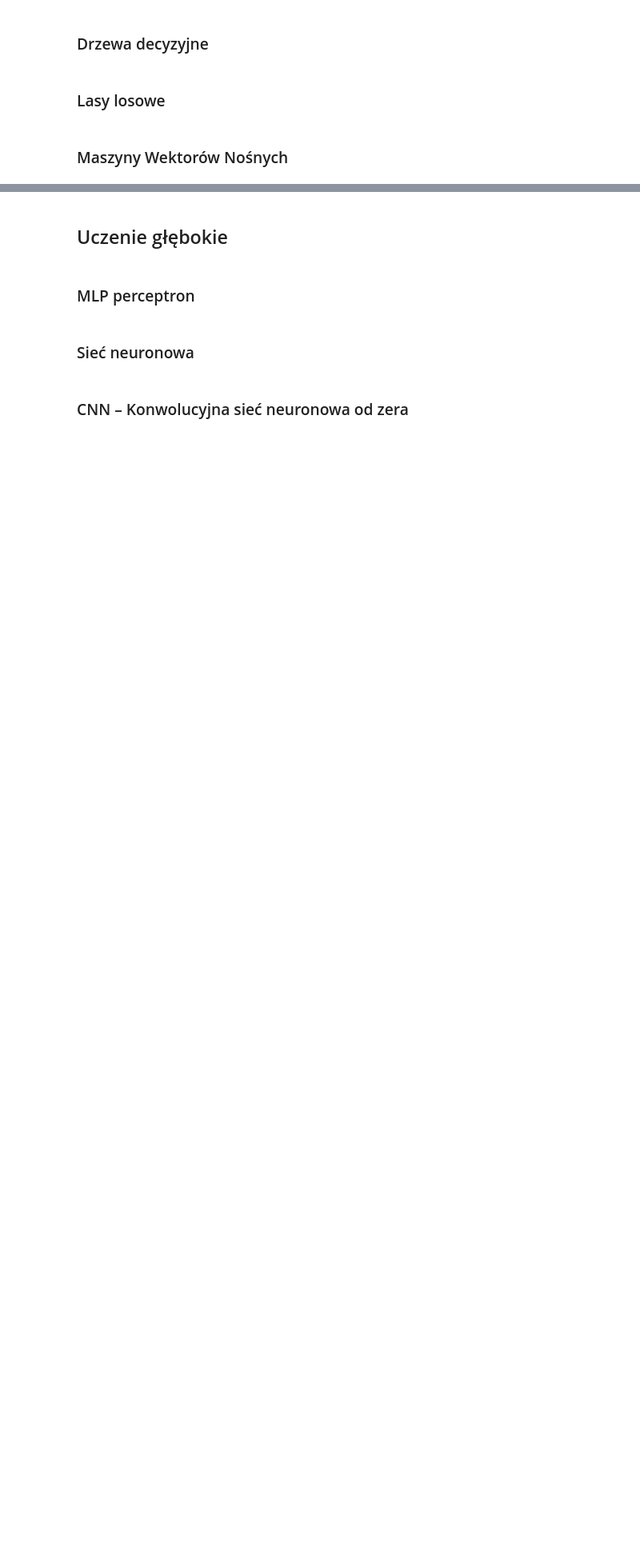
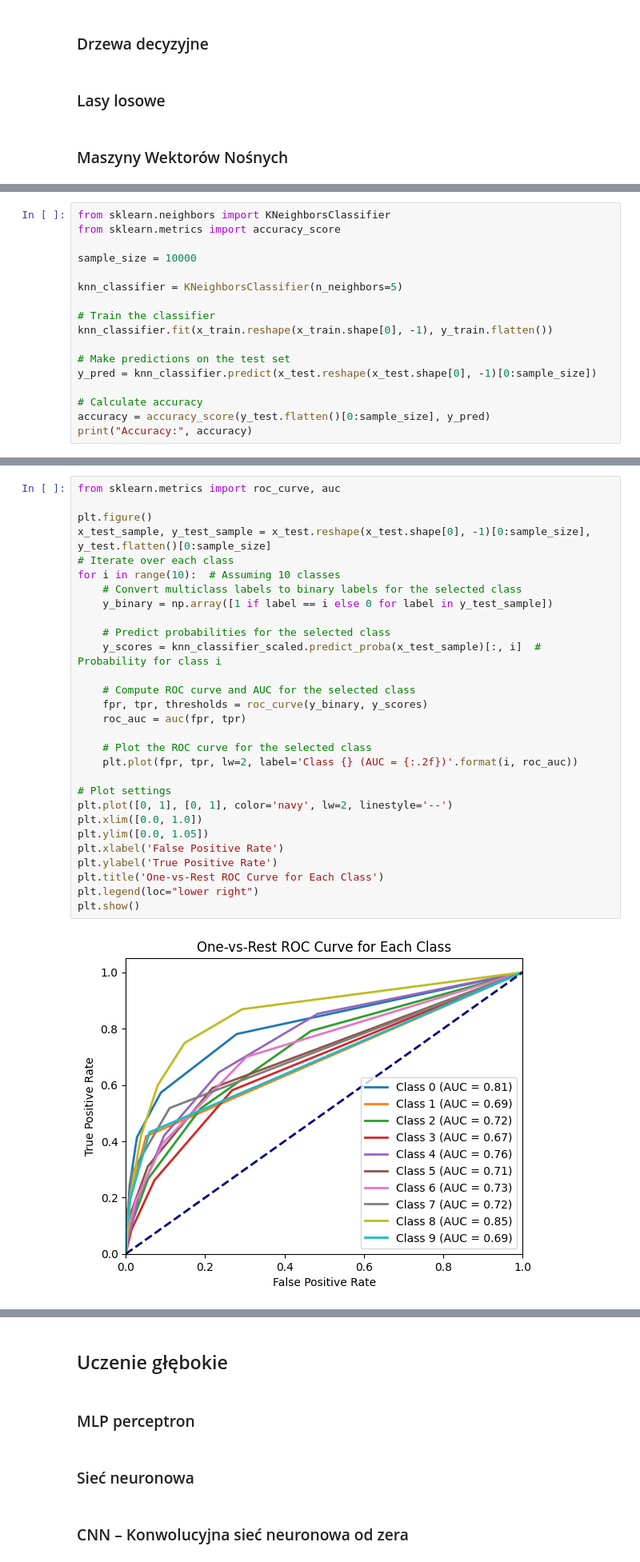
Before and after one commit to ge0rgii/ProjektZespolowy2, a Jupyter notebook: PZ.ipynb, the cells around one changed output, grey strips where cells are left out. Shown at 80% size. Saved outputs shown, nothing was run; the diff lists cells and outputs as text; blank space fills up the shorter version.

```diff
--- a/PZ.ipynb
+++ b/PZ.ipynb
@@ -290,0 +337,17 @@ Jak się okazało, najlepsze parametry to: batch_size=512, epochs=20, lr=0.001,
+# %%
+from sklearn.neighbors import KNeighborsClassifier
+from sklearn.metrics import accuracy_score
+
+sample_size = 10000
+
+knn_classifier = KNeighborsClassifier(n_neighbors=5)
+
+# Train the classifier
+knn_classifier.fit(x_train.reshape(x_train.shape[0], -1), y_train.flatten())
+
+# Make predictions on the test set
+y_pred = knn_classifier.predict(x_test.reshape(x_test.shape[0], -1)[0:sample_size])
+
+# Calculate accuracy
+accuracy = accuracy_score(y_test.flatten()[0:sample_size], y_pred)
+print("Accuracy:", accuracy)
@@ -290,0 +386,31 @@ Jak się okazało, najlepsze parametry to: batch_size=512, epochs=20, lr=0.001,
+# %%
+from sklearn.metrics import roc_curve, auc
+
+plt.figure()
+x_test_sample, y_test_sample = x_test.reshape(x_test.shape[0], -1)[0:sample_size], y_test.flatten()[0:sample_size]
+# Iterate over each class
+for i in range(10):  # Assuming 10 classes
+    # Convert multiclass labels to binary labels for the selected class
+    y_binary = np.array([1 if label == i else 0 for label in y_test_sample])
+
+    # Predict probabilities for the selected class
+    y_scores = knn_classifier_scaled.predict_proba(x_test_sample)[:, i]  # Probability for class i
+
+    # Compute ROC curve and AUC for the selected class
+    fpr, tpr, thresholds = roc_curve(y_binary, y_scores)
+    roc_auc = auc(fpr, tpr)
+
+    # Plot the ROC curve for the selected class
+    plt.plot(fpr, tpr, lw=2, label='Class {} (AUC = {:.2f})'.format(i, roc_auc))
+
+# Plot settings
+plt.plot([0, 1], [0, 1], color='navy', lw=2, linestyle='--')
+plt.xlim([0.0, 1.0])
+plt.ylim([0.0, 1.05])
+plt.xlabel('False Positive Rate')
+plt.ylabel('True Positive Rate')
+plt.title('One-vs-Rest ROC Curve for Each Class')
+plt.legend(loc="lower right")
+plt.show()
+# %% [output]
+[figure, added]
```
Also changed, not shown: parts of 17 cells of this notebook, 1 other file.
